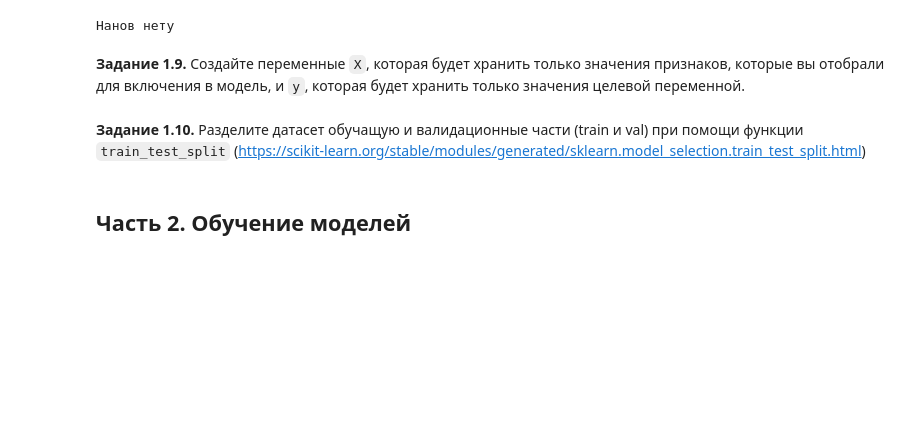
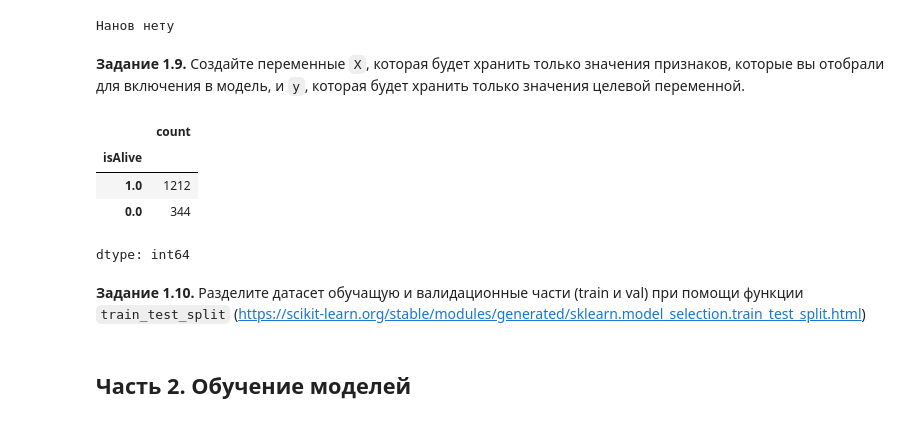
Before and after one commit to GodNaoborot/Deep-Learning-School-2026, a Jupyter notebook: week_01_ml_intro/Homework/hw_1_game_of_thrones.ipynb, the cells around one changed output. Cells and saved outputs as stored; diff of their text form; code cells hidden in the pictures; blank space fills up the shorter version.

```diff
--- a/week_01_ml_intro/Homework/hw_1_game_of_thrones.ipynb
+++ b/week_01_ml_intro/Homework/hw_1_game_of_thrones.ipynb
@@ -564,6 +564,14 @@ else:
 # %%
 X = data.drop('isAlive', axis=1)
 y = data['isAlive']
+# %%
+y.value_counts()
+# %% [output]
+|  | count |
+| isAlive |  |
+| 1.0 | 1212 |
+| 0.0 | 344 |
+dtype: int64
 # %% [markdown]
 **Задание 1.10.** Разделите датасет обучащую и валидационные части (train и val) при помощи функции `train_test_split` (https://scikit-learn.org/stable/modules/generated/sklearn.model_selection.train_test_split.html)
 # %%
```
Also changed, not shown: parts of 3 cells of this notebook.
